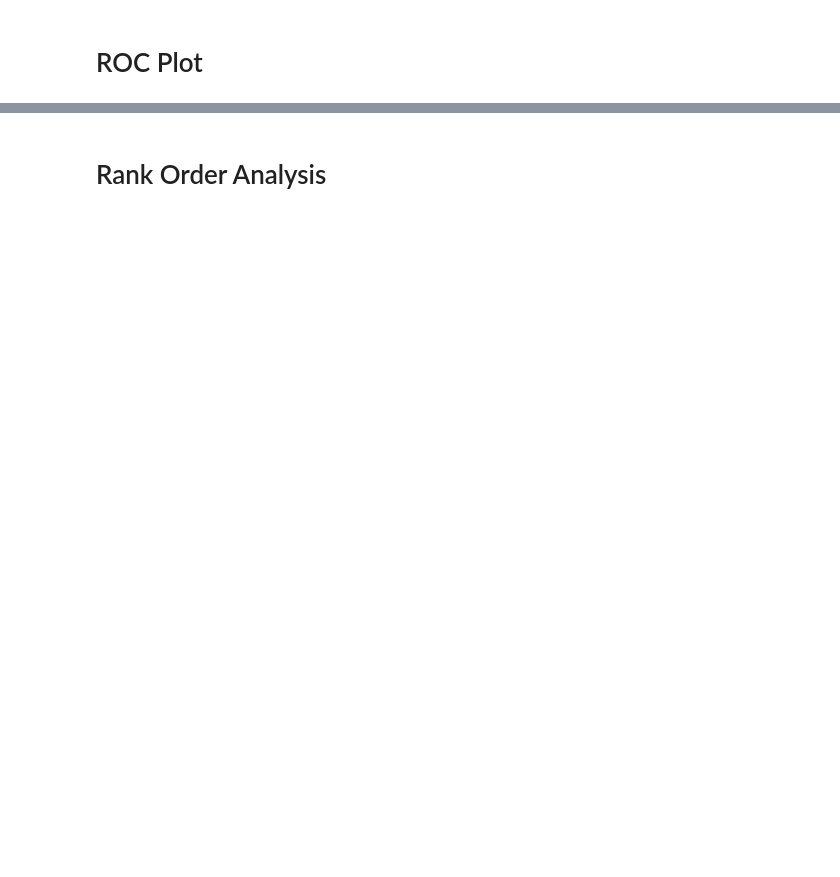
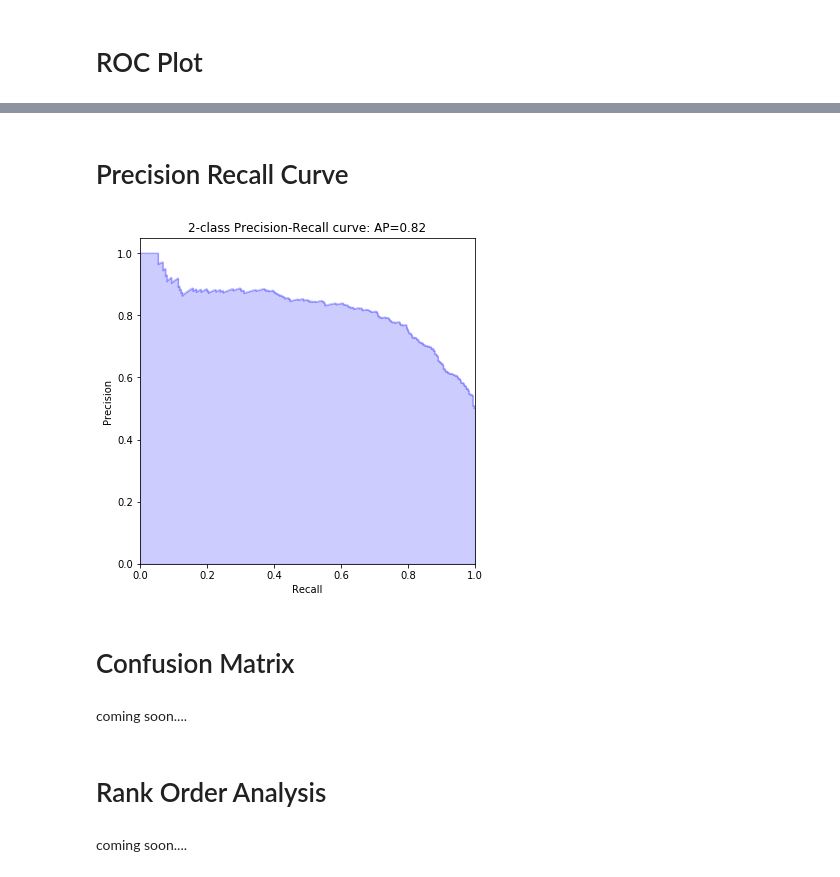
Before and after one commit to statisticianinstilettos/recmetrics, a Jupyter notebook: example.ipynb, the cells around one changed output, grey strips where cells are left out. Cells and saved outputs as stored; diff of their text form; code cells hidden in the pictures; blank space fills up the shorter version.

```diff
--- a/example.ipynb
+++ b/example.ipynb
@@ -327,2 +326,12 @@ recmetrics.ROCPlot(actual, model_probs, model_names)
+# %% [markdown]
+# Precision Recall Curve
+# %%
+recmetrics.precision_recall_plot(targs=actual, preds=model_probs)
+# %% [output]
+[figure, added]
+# %% [markdown]
+# Confusion Matrix
+# %% [markdown]
+coming soon....
 # %% [markdown]
 # Rank Order Analysis
@@ -330,0 +338,2 @@ coming soon....
+# %% [markdown]
+coming soon....
```
Also changed, not shown: parts of 17 cells of this notebook, 5 other files.
